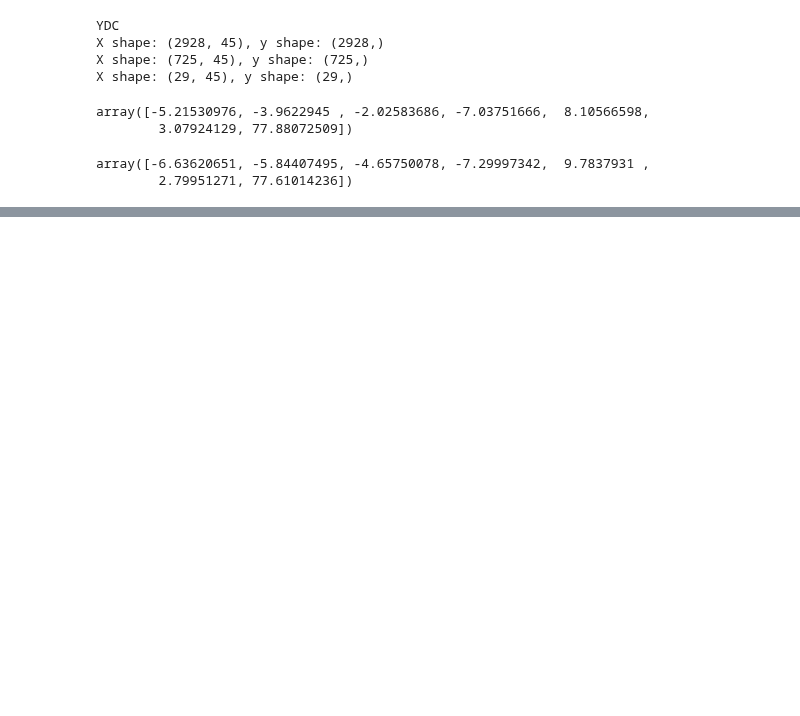
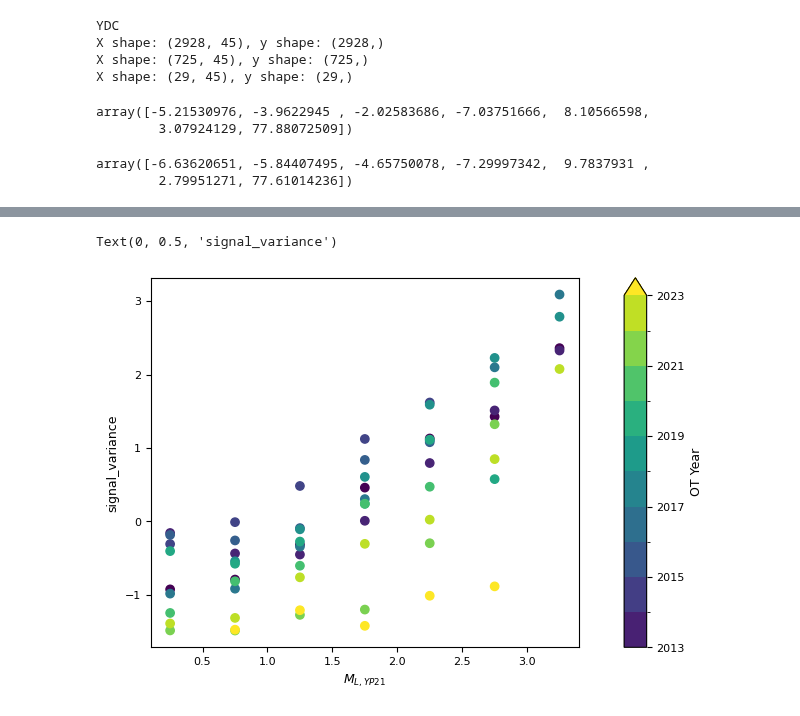
Before and after one commit to armstrong06/featmag, a Jupyter notebook: notebooks_results/whatsUpWithYDC.ipynb, the cells around one changed output, grey strips where cells are left out. Drawn from its saved outputs; the diff is of its cells as text; code cells hidden in the pictures; blank space fills up the shorter version.

```diff
--- a/notebooks_results/whatsUpWithYDC.ipynb
+++ b/notebooks_results/whatsUpWithYDC.ipynb
@@ -149,0 +284,21 @@ plot_features(X_train_s, station_meta_dict['y_train'],
+# %%
+# Scaled features by magnitude bin
+cmap = matplotlib.colormaps["viridis"]
+bounds = np.arange(2013, 2024)
+norm = matplotlib.colors.BoundaryNorm(bounds, cmap.N, extend='both')
+fig, ax = plt.subplots(1, 2,
+                       width_ratios=[0.95, 0.05])
+ax[0].scatter((year_mag_df["end_mag"]+year_mag_df["start_mag"])/2,
+            year_mag_df["median"],
+            c=year_mag_df.apply(lambda x: datetime.fromtimestamp(x["start_time"],
+                                tz=timezone.utc).year, axis=1),
+            cmap=cmap)
+fig.colorbar(matplotlib.cm.ScalarMappable(norm=norm, cmap=cmap),
+             cax=ax[1], extend="max", label="OT Year"
+             )
+
+ax[0].set_xlabel("$M_{L,YP21}$")
+ax[0].set_ylabel(feature_name)
+# %% [output]
+Text(0, 0.5, 'signal_variance')
+[figure, added]
```
Also changed, not shown: parts of 25 cells of this notebook, 3 other files.
